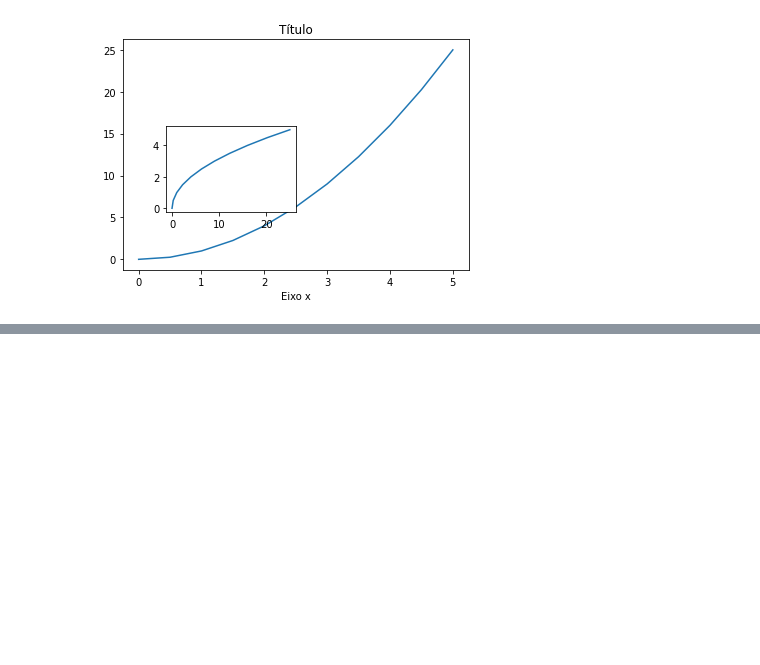
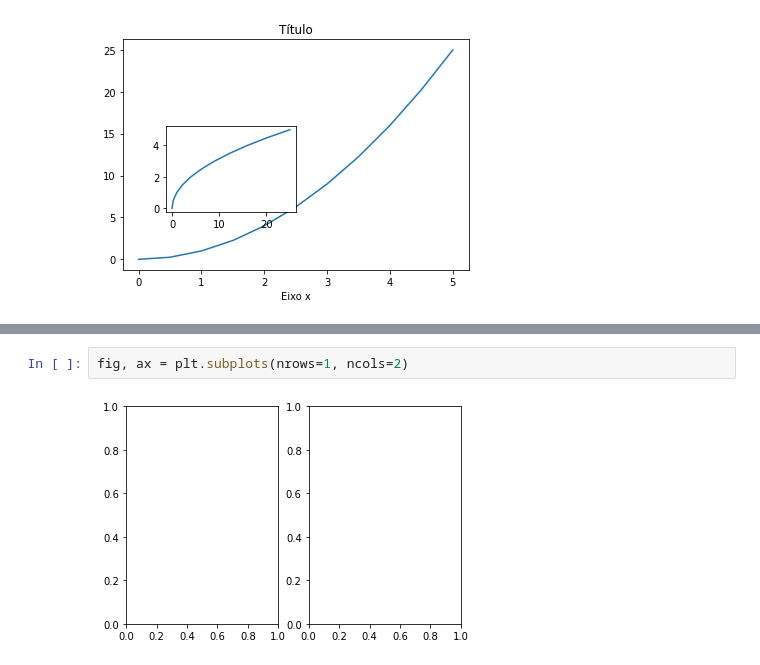
Before and after one commit to ro-prates/data_science, a Jupyter notebook: matplotlib.ipynb, the cells around one changed output, grey strips where cells are left out. Saved outputs shown, nothing was run; the diff lists cells and outputs as text; blank space fills up the shorter version.

```diff
--- a/matplotlib.ipynb
+++ b/matplotlib.ipynb
@@ -45,0 +56,4 @@ axes2.plot(y, x)
+# %%
+fig, ax = plt.subplots(nrows=1, ncols=2)
+# %% [output]
+[figure, added]
```
Also changed, not shown: parts of 5 cells of this notebook.
